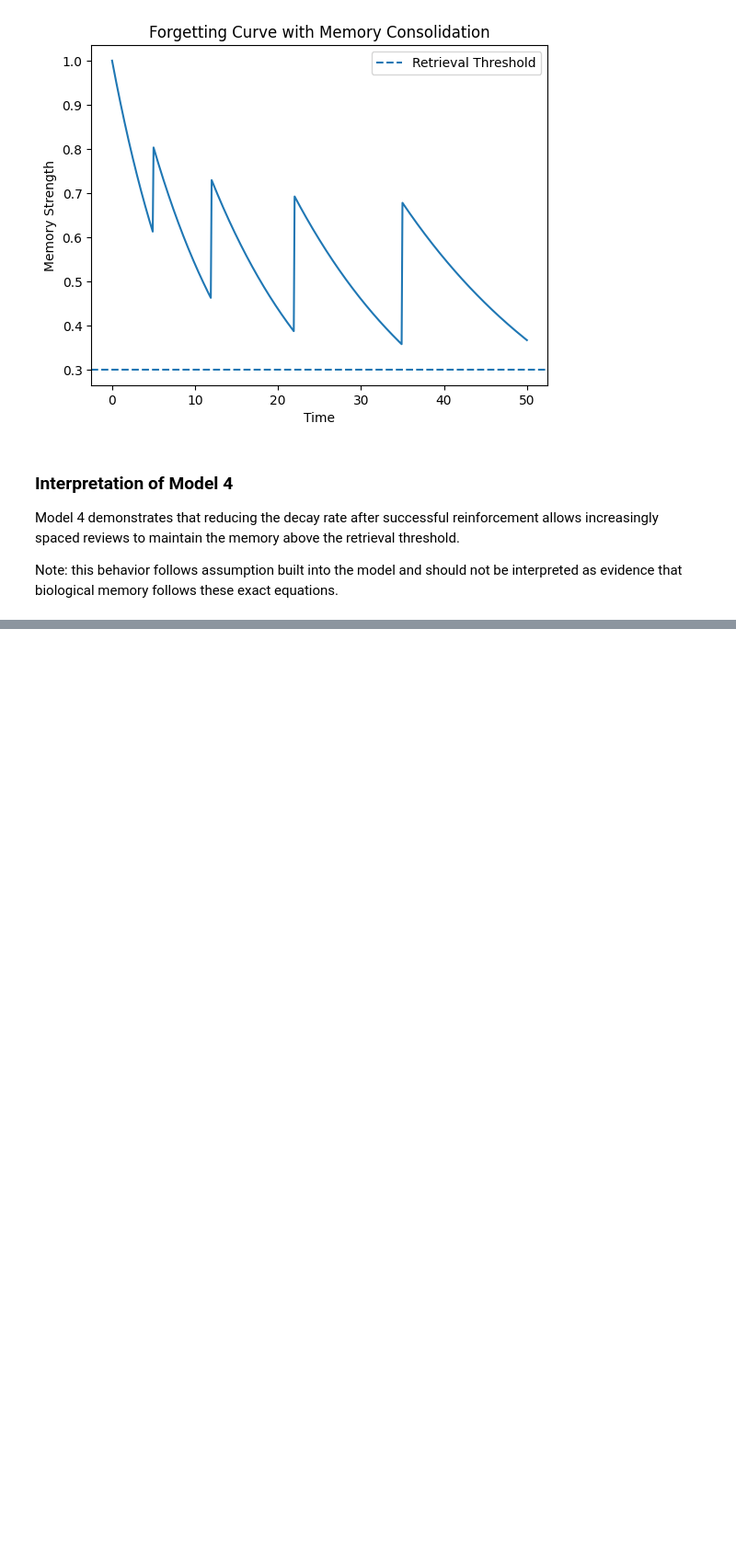
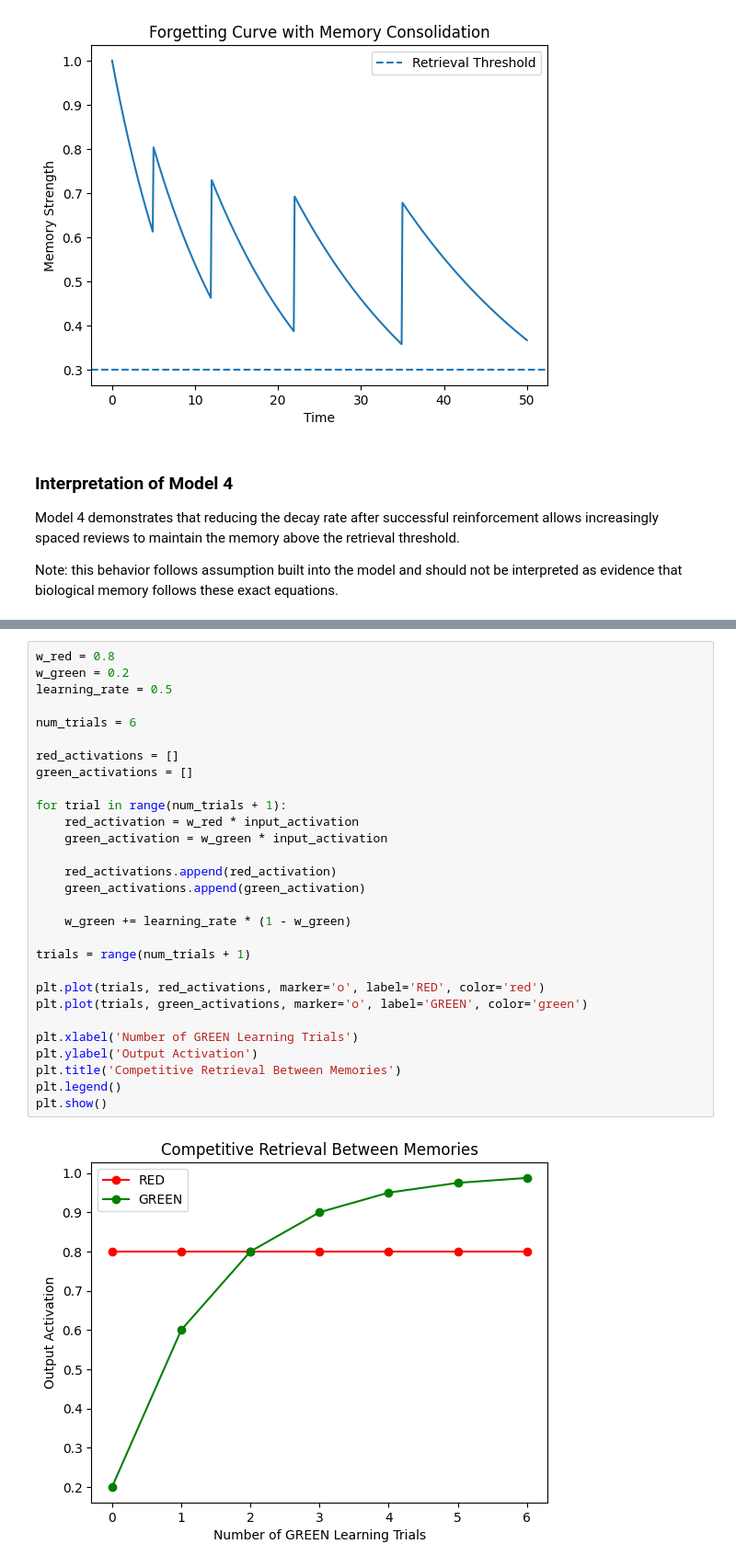
Before and after one commit to arjundutia/neural-forgetting, a Jupyter notebook: forgetting_model.ipynb, the cells around one changed output, grey strips where cells are left out. Shown at 92% size. Drawn from its saved outputs; the diff is of its cells as text; blank space fills up the shorter version.

```diff
--- a/forgetting_model.ipynb
+++ b/forgetting_model.ipynb
@@ -188,0 +262,31 @@ Note: this behavior follows assumption built into the model and should not be in
+# %%
+w_red = 0.8
+w_green = 0.2
+learning_rate = 0.5
+
+num_trials = 6
+
+red_activations = []
+green_activations = []
+
+for trial in range(num_trials + 1):
+    red_activation = w_red * input_activation
+    green_activation = w_green * input_activation
+
+    red_activations.append(red_activation)
+    green_activations.append(green_activation)
+
+    w_green += learning_rate * (1 - w_green)
+
+trials = range(num_trials + 1)
+
+plt.plot(trials, red_activations, marker='o', label='RED', color='red')
+plt.plot(trials, green_activations, marker='o', label='GREEN', color='green')
+
+plt.xlabel('Number of GREEN Learning Trials')
+plt.ylabel('Output Activation')
+plt.title('Competitive Retrieval Between Memories')
+plt.legend()
+plt.show()
+# %% [output]
+[figure, added]
```
Also changed, not shown: parts of 7 cells of this notebook.
